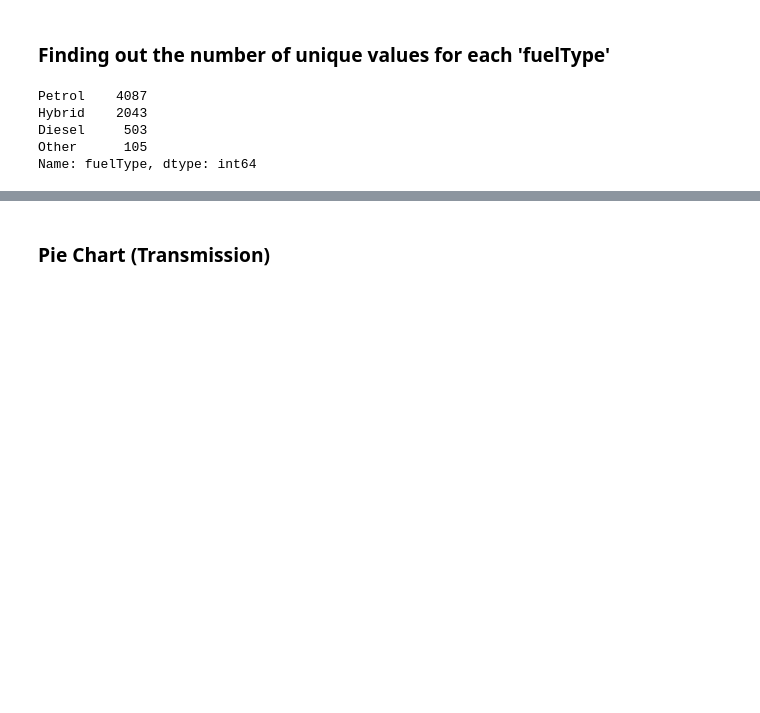
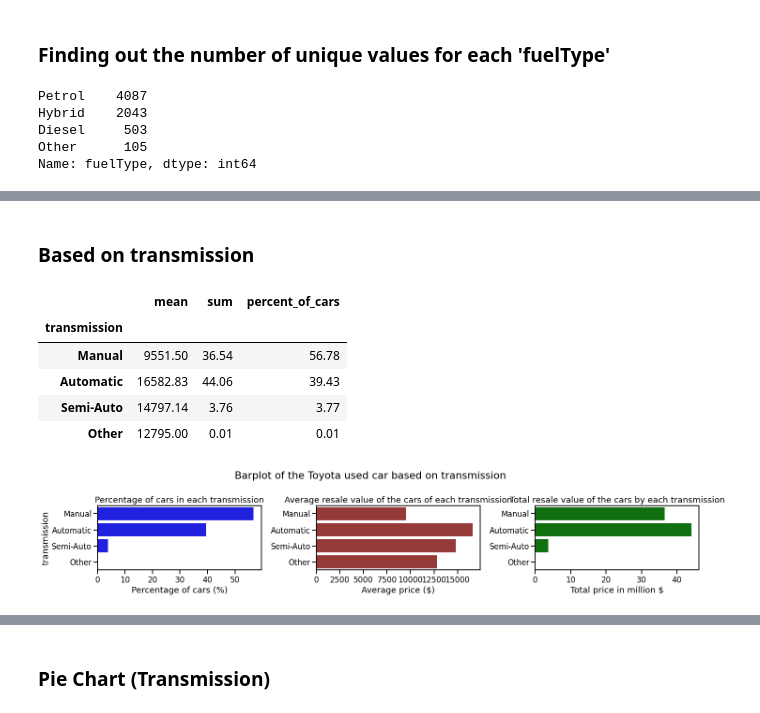
Before and after one commit to Mahsab009/Toyota_Used_Car_Analysis, a Jupyter notebook: Toyota_Used_Car_EDA.ipynb, the cells around one changed output, grey strips where cells are left out. Saved outputs shown, nothing was run; the diff lists cells and outputs as text; code cells hidden in the pictures; blank space fills up the shorter version.

```diff
--- a/Toyota_Used_Car_EDA.ipynb
+++ b/Toyota_Used_Car_EDA.ipynb
@@ -151,0 +276,16 @@ Name: fuelType, dtype: int64
+# %% [markdown]
+### Based on transmission
+# %%
+df_toyota_transmission = toyota_preprocessing(df , 'transmission')
+
+display(df_toyota_transmission.head())
+
+categorical_barplot(df_toyota_transmission, 'transmission' , 4)
+# %% [output]
+|  | mean | sum | percent_of_cars |
+| transmission |  |  |  |
+| Manual | 9551.50 | 36.54 | 56.78 |
+| Automatic | 16582.83 | 44.06 | 39.43 |
+| Semi-Auto | 14797.14 | 3.76 | 3.77 |
+| Other | 12795.00 | 0.01 | 0.01 |
+[figure, added]
```
Also changed, not shown: parts of 13 cells of this notebook.
